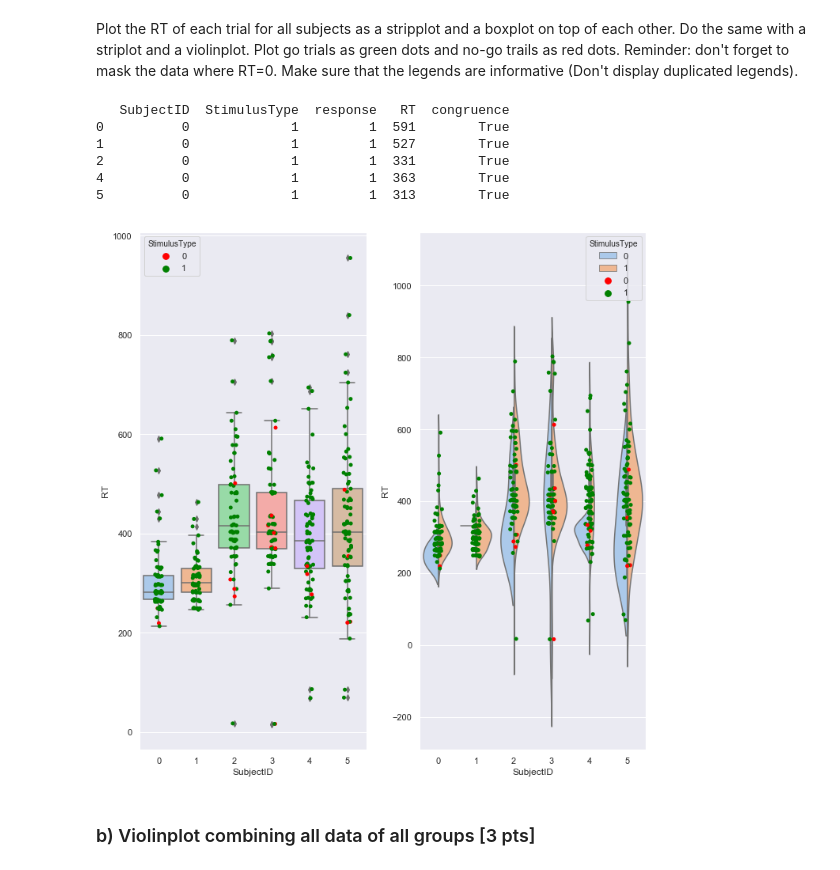
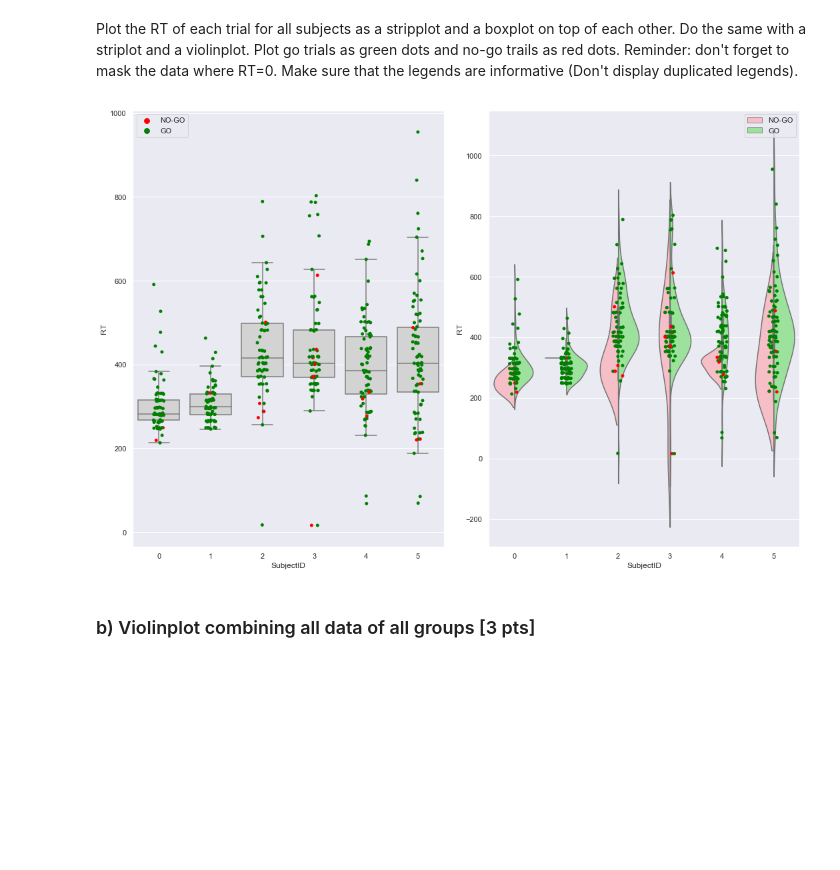
Before and after one commit to NBP-ACC/week-4-acc_11, a Jupyter notebook: sheet02_Viki.ipynb, the cells around one changed output. Cells and saved outputs as stored; diff of their text form; code cells hidden in the pictures; blank space fills up the shorter version.

```diff
--- a/sheet02_Viki.ipynb
+++ b/sheet02_Viki.ipynb
@@ -133,38 +133,38 @@ Plot the RT of each trial for all subjects as a stripplot and a boxplot on top o
 # %%
 # read data
 data_concat = pd.read_csv(os.getcwd() + "/Processed/data_concatenated.csv")
 
 # create two axes
-fig, axes = plt.subplots(nrows=1,ncols=2, figsize=(10,10))
+fig, axes = plt.subplots(nrows=1,ncols=2, figsize=(15,10))
 
-# RT==0 löschen
+# mask RT==0
 df_concatenated=df_concatenated[df_concatenated['RT'] != 0]
 
-print(df_concatenated.head())
 
 # first subplot with stripplot and boxplot
-# TODO
 
-box_plot = sns.boxplot(x= 'SubjectID',data=df_concatenated,y='RT', ax=axes[0],palette='pastel')
-sns.stripplot(x= 'SubjectID', y='RT',hue='StimulusType',data=df_concatenated, ax=axes[0],jitter=True, palette=["red", "green"])
+sns.boxplot(x= 'SubjectID',data=df_concatenated,y='RT', ax=axes[0],showfliers=False,palette= ["lightgrey"],)
+strip_1 = sns.stripplot(x= 'SubjectID', y='RT',hue='StimulusType',data=df_concatenated, ax=axes[0],jitter=True, palette=["red", "green"])
 
 
 # second subplot with stripplot and violinplot
-# TODO
-sns.violinplot(x= 'SubjectID',hue='StimulusType',split= True, data=df_concatenated,y='RT', ax=axes[1],palette='pastel')
+
+violin = sns.violinplot(x= 'SubjectID',hue='StimulusType',split= True, data=df_concatenated,y='RT', ax=axes[1],legend_out=True,palette=["lightpink","lightgreen"])
 sns.stripplot(x= 'SubjectID',data=df_concatenated,y='RT',hue='StimulusType', ax=axes[1], jitter=True,palette=["red", "green"])
 
 # handling legends
+#informative legends for the scatterplot
+handles, _ = strip_1.get_legend_handles_labels()
+strip_1.legend(handles, ["NO-GO", "GO"])
+#informative legends for the violinplot, delted duplicated legend:legends of the scatter
+handles, _ = violin.get_legend_handles_labels()
+violin.legend(handles, ["NO-GO", "GO"])
+
+
 # TODO
 fig.tight_layout()
 # %% [output]
-   SubjectID  StimulusType  response   RT  congruence
-0          0             1         1  591        True
-1          0             1         1  527        True
-2          0             1         1  331        True
-4          0             1         1  363        True
-5          0             1         1  313        True
-[figure, old version]
+[figure, new version]
 # %% [markdown]
 ### b) Violinplot combining all data of all groups [3 pts]
 # %% [markdown]
```
Also changed, not shown: parts of 2 cells of this notebook.
